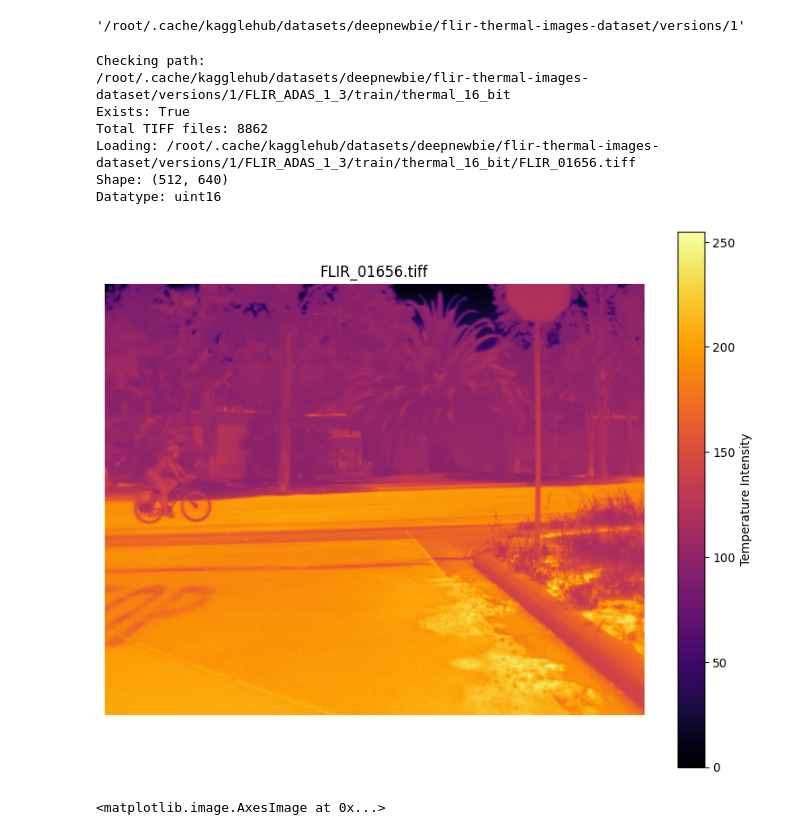
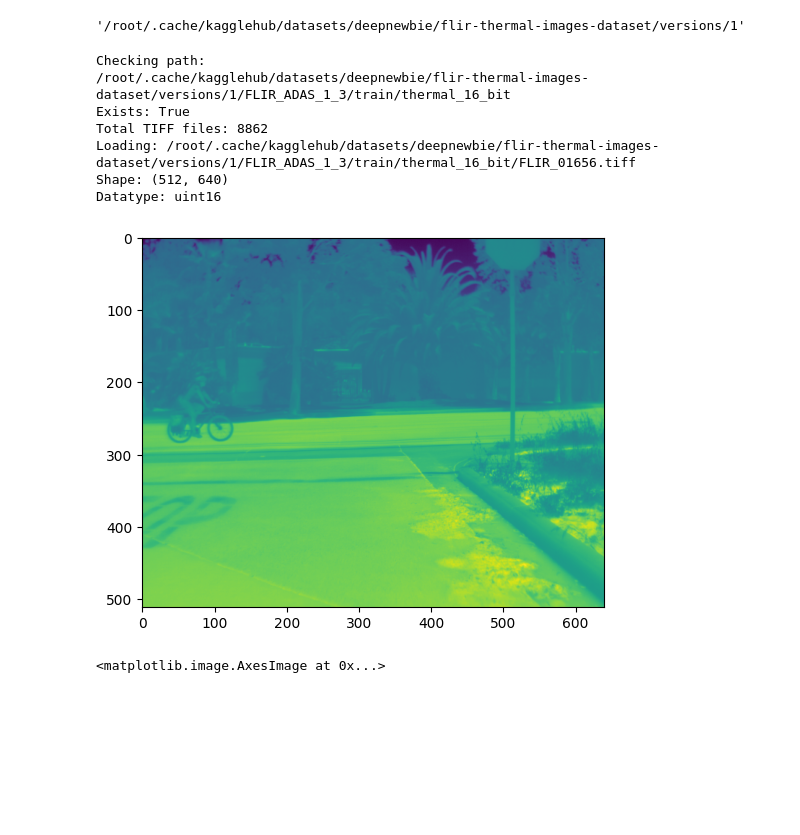
Before and after one commit to tether007/DIP, a Jupyter notebook: MPP_Preprocessing.ipynb, the cells around one changed output. Cells and saved outputs as stored; diff of their text form; code cells hidden in the pictures; blank space fills up the shorter version.

```diff
--- a/MPP_Preprocessing.ipynb
+++ b/MPP_Preprocessing.ipynb
@@ -73,52 +73,35 @@ print(thermal_16_bit_dir)
 print("Exists:", os.path.exists(thermal_16_bit_dir))
 
 # List TIFF files
 image_files = [
     f for f in os.listdir(thermal_16_bit_dir)
     if f.endswith(".tiff")
 ]
 
 print("Total TIFF files:", len(image_files))
 
 # Load first image
 sample_image_path = os.path.join(
     thermal_16_bit_dir,
     image_files[0]
 )
 
 print("Loading:", sample_image_path)
 
 # Read the image first
 image = cv2.imread(sample_image_path, cv2.IMREAD_UNCHANGED)
-
+plt.imshow(image)
 print("Shape:", image.shape)
 print("Datatype:", image.dtype)
-
-# Normalising for thermal viz using the loaded image array
-normalized = cv2.normalize(
-    image, # Pass the image array
-    None,
-    0,
-    255,
-    cv2.NORM_MINMAX
-)
-
-
-plt.figure(figsize=(10,8))
-plt.imshow(normalized, cmap='inferno')
-plt.colorbar(label='Temperature Intensity')
-plt.title(image_files[0])
-plt.axis('off')
-plt.show()
 # %% [output]
 Checking path:
 /root/.cache/kagglehub/datasets/deepnewbie/flir-thermal-images-dataset/versions/1/FLIR_ADAS_1_3/train/thermal_16_bit
 Exists: True
 Total TIFF files: 8862
 Loading: /root/.cache/kagglehub/datasets/deepnewbie/flir-thermal-images-dataset/versions/1/FLIR_ADAS_1_3/train/thermal_16_bit/FLIR_01656.tiff
 Shape: (512, 640)
 Datatype: uint16
-[figure, old version]
+[figure, new version]
 # %%
 image  = cv2.imread(sample_image_path, cv2.IMREAD_UNCHANGED)
 # %%
```
Also changed, not shown: parts of 32 cells of this notebook.
